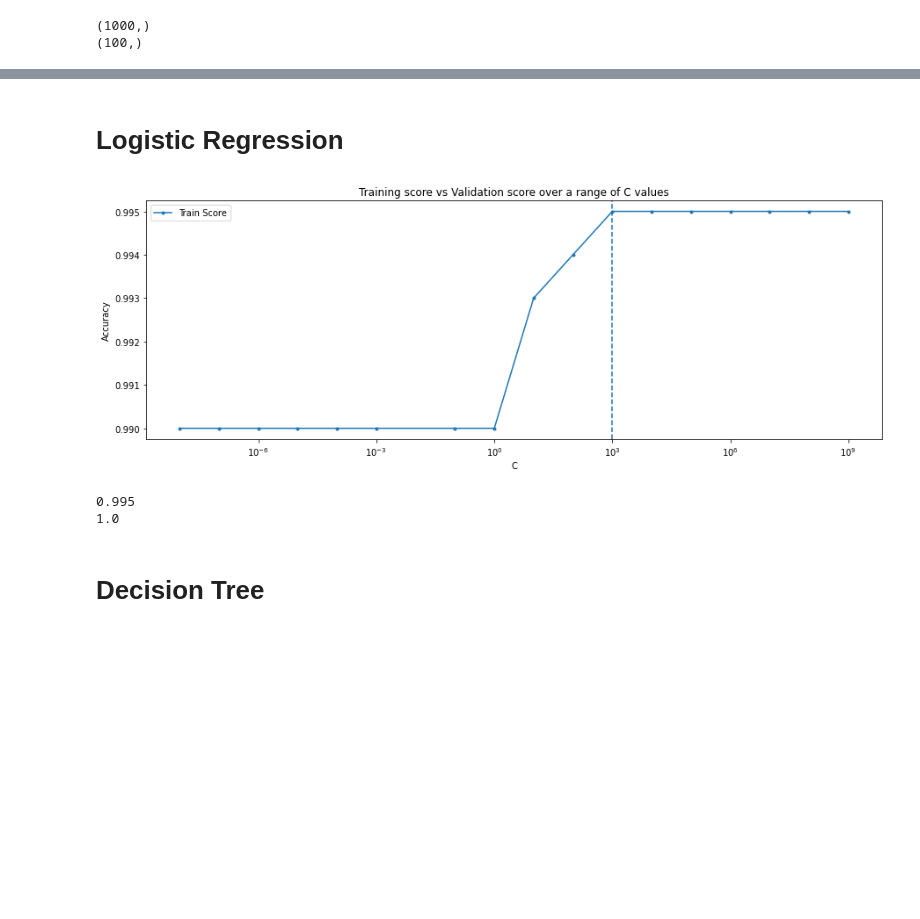
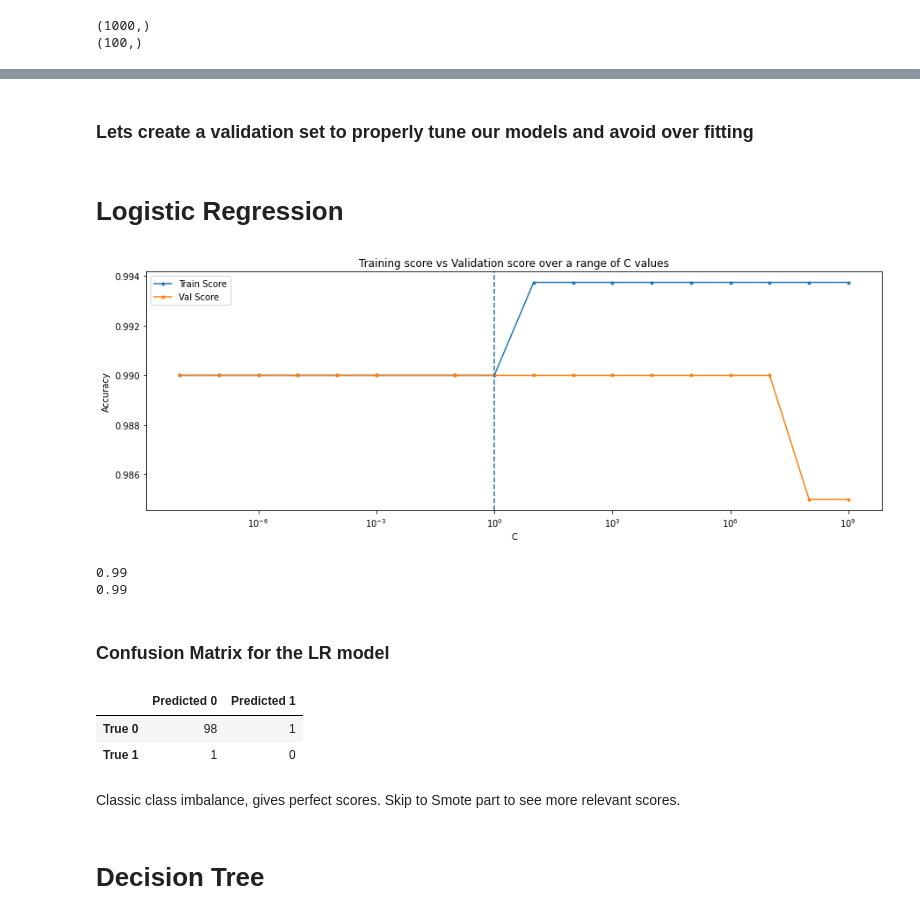
Before and after one commit to BuildsByRami/CAPSTONE_TDF, a Jupyter notebook: TDF-General-Classification.ipynb, the cells around one changed output, grey strips where cells are left out. Cells and saved outputs as stored; diff of their text form; code cells hidden in the pictures; blank space fills up the shorter version.

```diff
--- a/TDF-General-Classification.ipynb
+++ b/TDF-General-Classification.ipynb
@@ -174,3 +182,5 @@ from sklearn.linear_model import LogisticRegression
 from sklearn import svm
 from sklearn.neighbors import KNeighborsClassifier
 from sklearn.tree import DecisionTreeClassifier
+# %% [markdown]
+### Lets create a validation set to properly tune our models and avoid over fitting
@@ -177,39 +189,48 @@ from sklearn.tree import DecisionTreeClassifier
+# %%
+X_train_tt, X_val_tt, y_train_tt, y_val_tt = train_test_split(X_train, y_train, test_size=0.2, stratify = y_train)
 # %% [markdown]
 # Logistic Regression
 # %%
 # Optimizing our Hyperparameters to get the best results
 train_scores = []
+validation_scores = []
 
 C_range = np.array([.00000001,.0000001,.000001,.00001,.0001,.001,0.1,\
                 1,10,100,1000,10000,100000,1000000,10000000,100000000,1000000000])
 
 for c in C_range:
     my_logreg = LogisticRegression(C = c,random_state=1, max_iter=1000)
-    my_logreg.fit(X_train, y_train)
+    my_logreg.fit(X_train_tt, y_train_tt)
 
     # train on traning set
-    train_scores.append(my_logreg.score(X_train,y_train))
+    train_scores.append(my_logreg.score(X_train_tt,y_train_tt))
+    validation_scores.append(my_logreg.score(X_val_tt,y_val_tt))
 # %%
 # Plotting the training and validation scores
 plt.figure(figsize=(15,5))
-plt.plot(C_range, train_scores,label="Train Score",marker='.')
+
+plt.plot(C_range, train_scores, label="Train Score",marker='.')
+plt.plot(C_range, validation_scores, label="Val Score",marker='.')
+
 plt.xscale('log')
 plt.title('Training score vs Validation score over a range of C values')
 plt.xlabel('C')
 plt.ylabel('Accuracy')
-plt.axvline(1000, linestyle = '--')
+plt.axvline(1, linestyle = '--')
 plt.legend()
 plt.show()
 # %% [output]
-[figure, old version]
+[figure, new version]
 # %%
 # Instatiate with optimal hyperparameters
-log_reg = LogisticRegression(C=1000,random_state=1, max_iter=1000)
+log_reg = LogisticRegression(C=1,random_state=1, max_iter=1000)
 
 # Fitting the model to the complete train/validate set
 log_reg.fit(X_train, y_train)
 print(log_reg.score(X_train,y_train))
 print(log_reg.score(X_test,y_test))
 # %% [output]
-0.995
-1.0
+0.99
+0.99
+# %% [markdown]
+### Confusion Matrix for the LR model
@@ -216,3 +239,24 @@ print(log_reg.score(X_test,y_test))
+# %%
+# Get class predictions
+y_pred = my_logreg.predict(X_test)
+
+# Generate confusion matrix
+cf_matrix = confusion_matrix(y_test, y_pred)
+
+# label rows and columns
+cf_df = pd.DataFrame(
+    cf_matrix,
+    columns=["Predicted 0", "Predicted 1"],
+    index=["True 0", "True 1"]
+)
+
+display(cf_df)
+# %% [output]
+|  | Predicted 0 | Predicted 1 |
+| True 0 | 98 | 1 |
+| True 1 | 1 | 0 |
+# %% [markdown]
+Classic class imbalance, gives perfect scores. Skip to Smote part to see more relevant scores.
 # %% [markdown]
 # Decision Tree
 # %%
```
Also changed, not shown: parts of 17 cells of this notebook.
